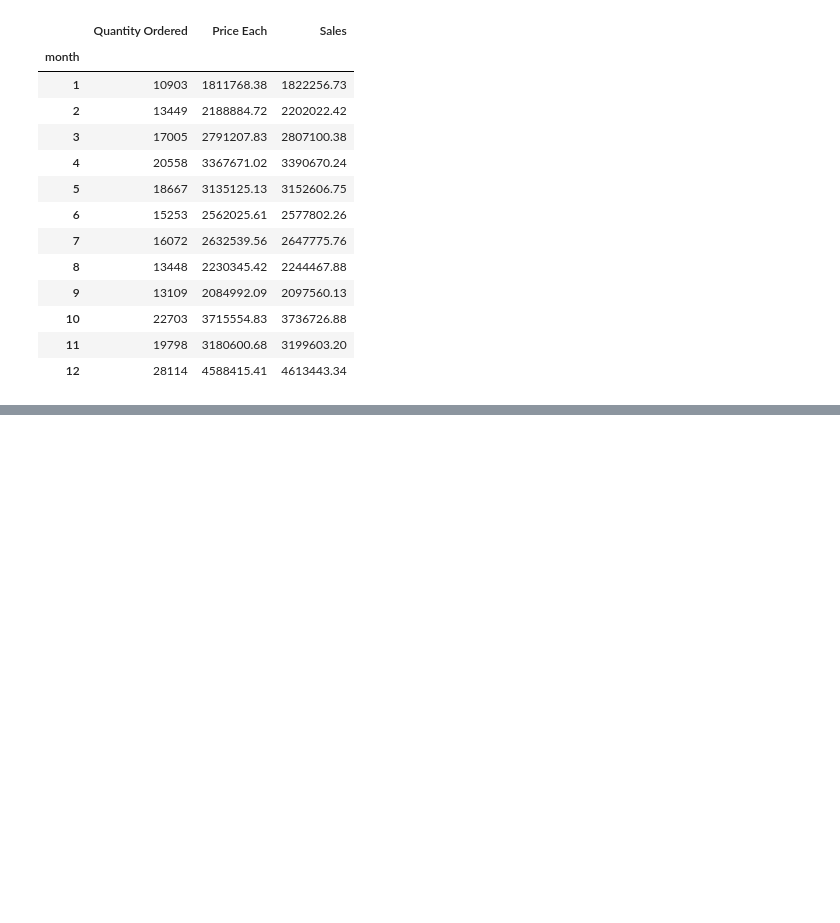
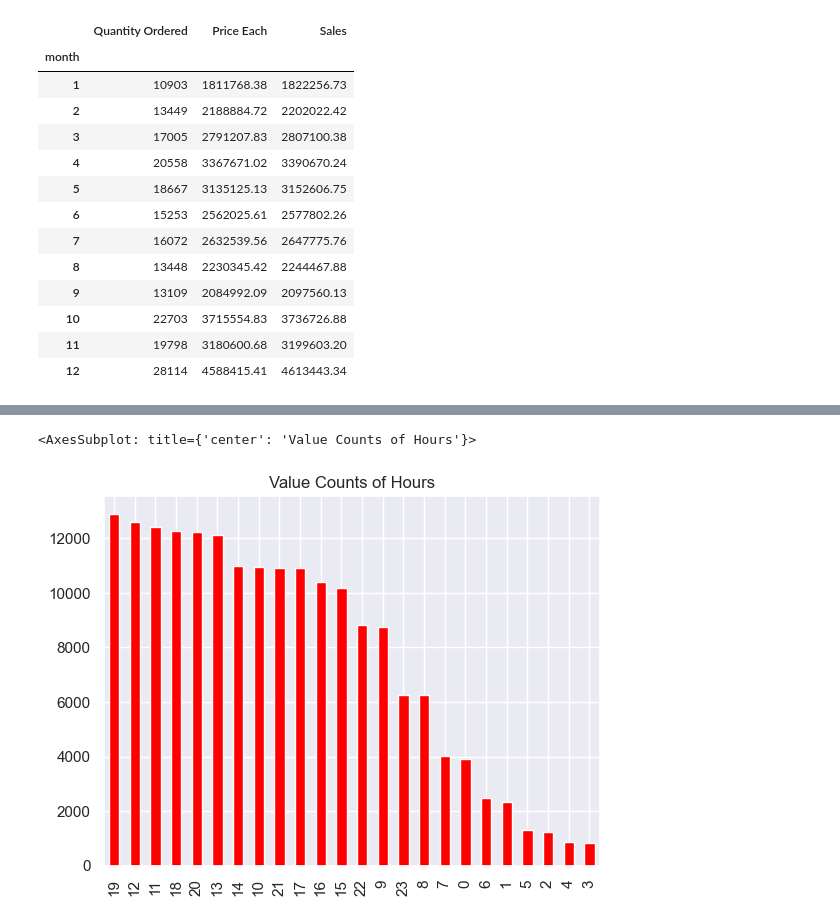
Before and after one commit to PrabhuKiran8790/Exploratory-data-analysis-using-python, a Jupyter notebook: real_world_sales_analysis.ipynb, the cells around one changed output, grey strips where cells are left out. Cells and saved outputs as stored; diff of their text form; code cells hidden in the pictures; blank space fills up the shorter version.

```diff
--- a/real_world_sales_analysis.ipynb
+++ b/real_world_sales_analysis.ipynb
@@ -287,0 +384,3 @@ fig.show()
+# %%
+data['hour'] = pd.to_datetime(data['Order Date']).dt.hour
+data
@@ -287,0 +401,5 @@ fig.show()
+# %%
+data['hour'].value_counts().plot(kind = 'bar', color = 'red', title='Value Counts of Hours')
+# %% [output]
+<AxesSubplot: title={'center': 'Value Counts of Hours'}>
+[figure, added]
```
Also changed, not shown: parts of 41 cells of this notebook.
